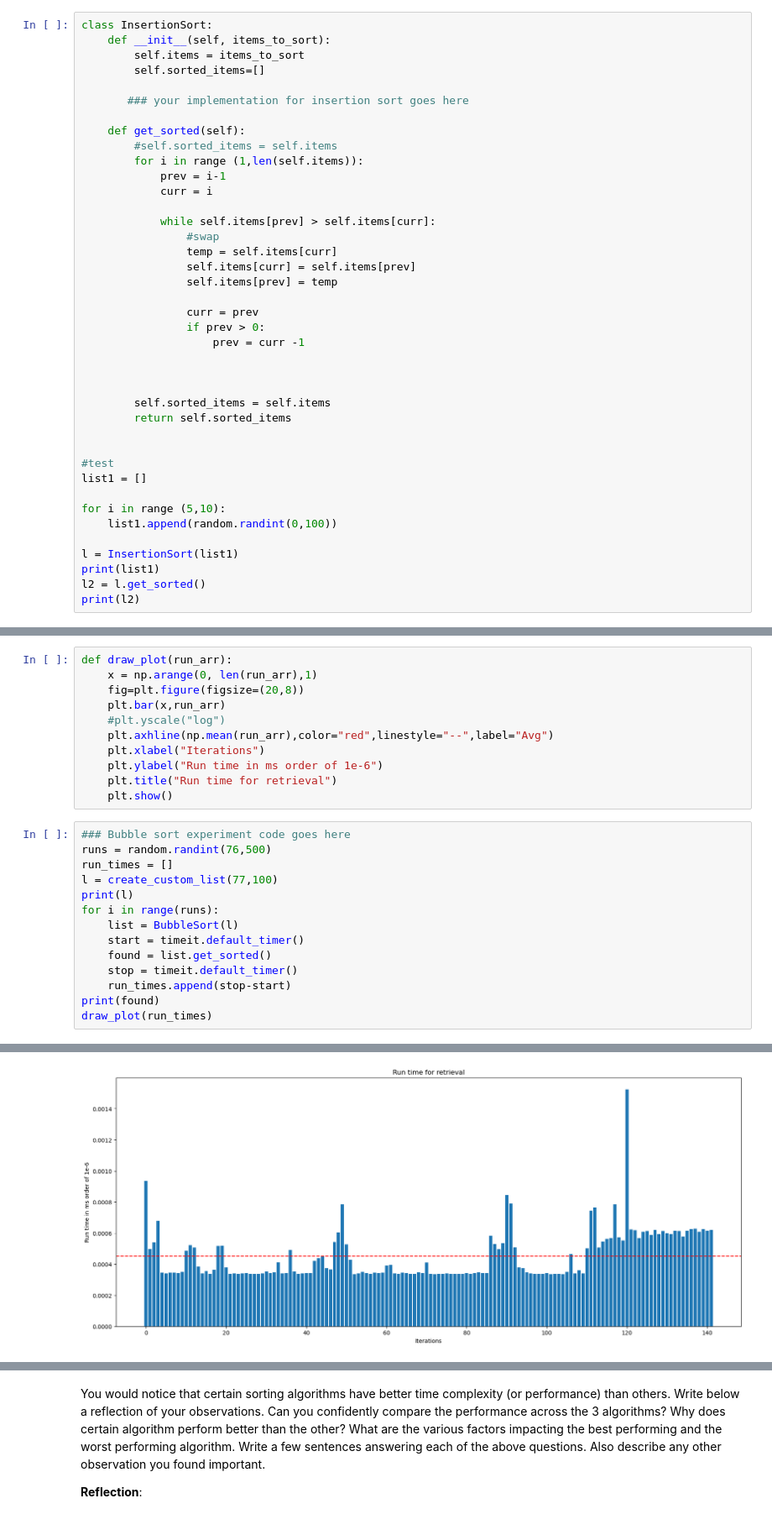
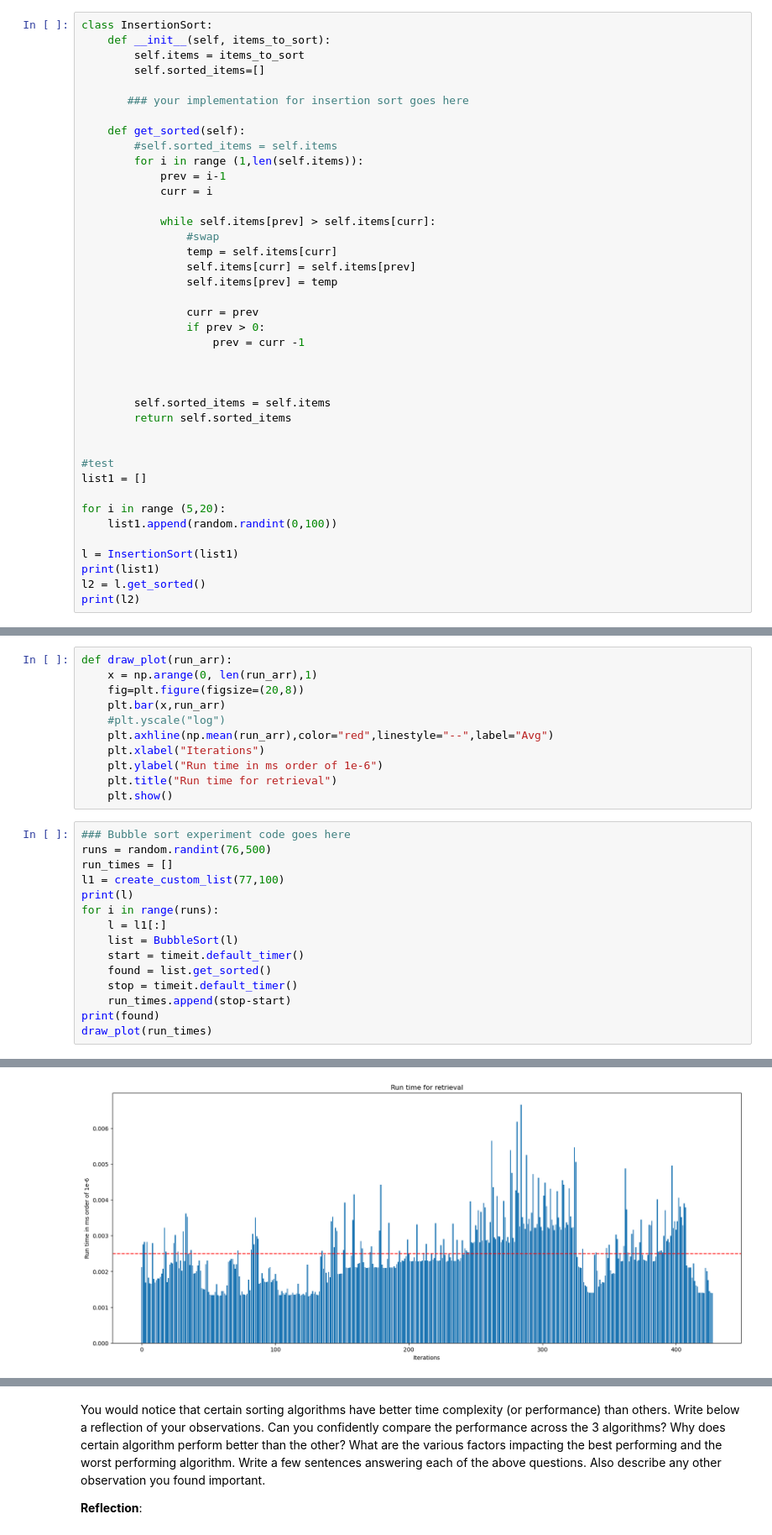
Before and after one commit to saboorah/CS2XC3, a Jupyter notebook: Lab_II.ipynb, the cells around one changed output, grey strips where cells are left out. Shown at 84% size. Drawn from its saved outputs; the diff is of its cells as text.

```diff
--- a/Lab_II.ipynb
+++ b/Lab_II.ipynb
@@ -90,7 +90,7 @@ class InsertionSort:
 #test
 list1 = []
 
-for i in range (5,10):
+for i in range (5,20):
     list1.append(random.randint(0,100))
 
 l = InsertionSort(list1)
@@ -163,9 +163,10 @@ def draw_plot(run_arr):
 ### Bubble sort experiment code goes here
 runs = random.randint(76,500)
 run_times = []
-l = create_custom_list(77,100)
+l1 = create_custom_list(77,100)
 print(l)
 for i in range(runs):
+    l = l1[:]
     list = BubbleSort(l)
     start = timeit.default_timer()
     found = list.get_sorted()
@@ -179 +180 @@ draw_plot(run_times)
-[figure, old version]
+[figure, new version]
```
Also changed, not shown: parts of 20 cells of this notebook.
